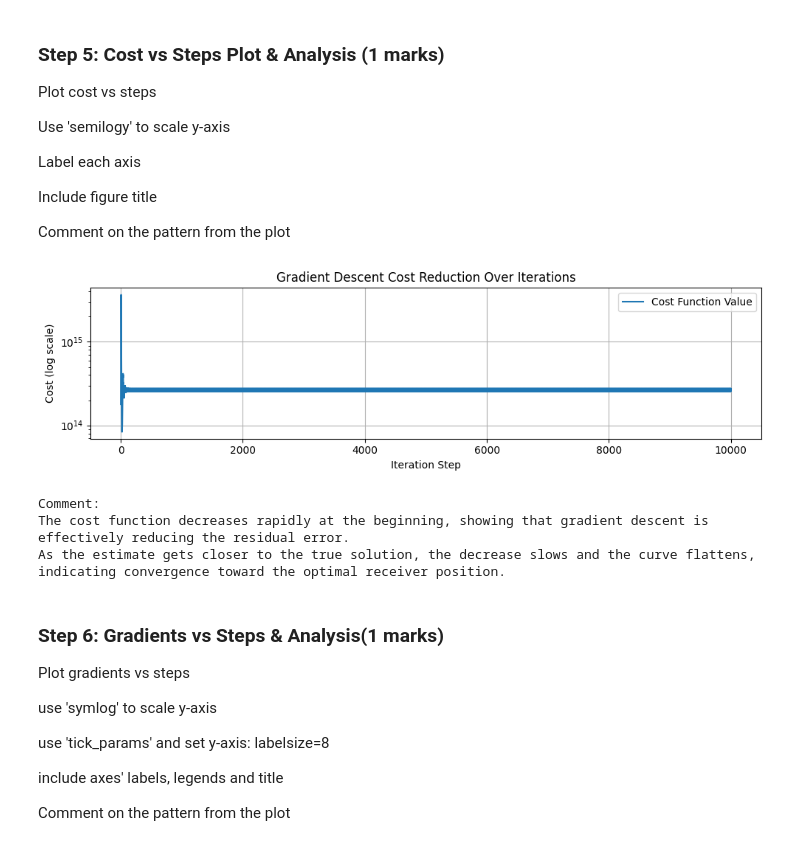
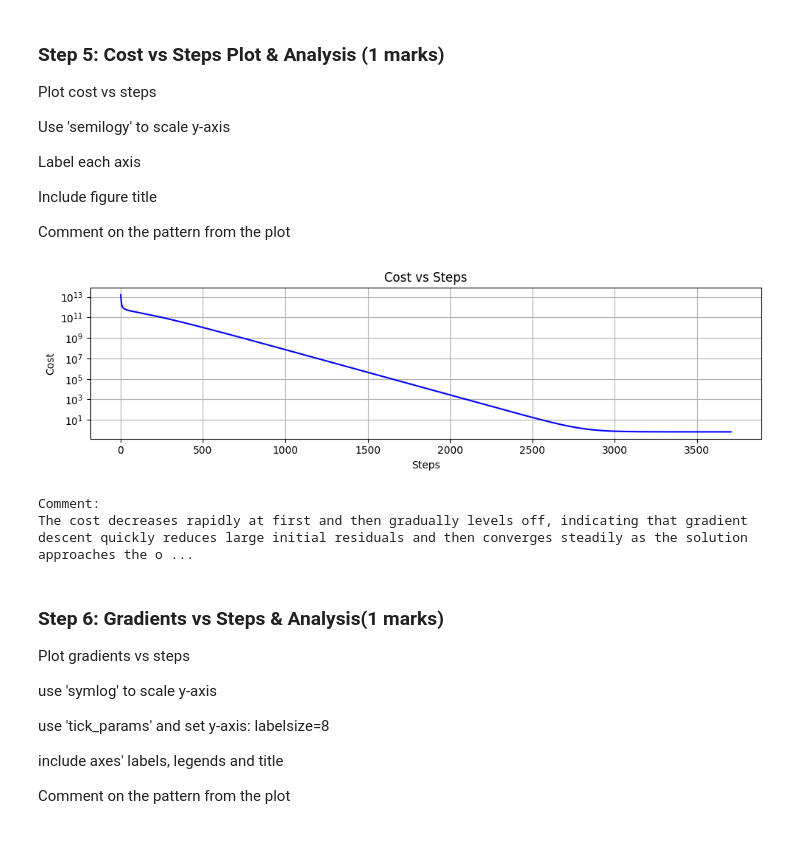
Before and after one commit to AngelicaCasibua/ENGG680_2025_Fall, a Jupyter notebook: Lab_Assignment2/Assignment2_Upload.ipynb, the cells around one changed output. Cells and saved outputs as stored; diff of their text form; code cells hidden in the pictures.

```diff
--- a/Lab_Assignment2/Assignment2_Upload.ipynb
+++ b/Lab_Assignment2/Assignment2_Upload.ipynb
@@ -524,3 +492,11 @@ def cost_function(rec_pos, cdT, sat_pos, pseudorange):
+# %%
+def cost_function(rec_pos, cdT, sat_pos, pseudorange):
+
+    distance  = euclidean_norm(rec_pos, sat_pos)   # (N,)
+    predicted = distance - cdT                     # (N,)
+    residuals = pseudorange - predicted            # (N,)
+    L = (1/n) * np.sum(residuals ** 2)
+    return L
 # %% [markdown]
 ### Step 2: Define the Gradient Computation Function (1 marks)
 
@@ -648,0 +602,13 @@ Final gradient: [ 7.33346447e+06  2.01747337e+07 -3.40946836e+07  1.04702035e+08
+# %%
+optimized_params, arr_cost, arr_grad, arr_err = gradient_descent(pseudorange, sat_pos)
+final_position_errors = arr_err[-1]
+final_cost = arr_cost[-1]
+final_gradient = arr_grad[-1]
+
+# print the mentioned metrics
+print("Optimized Parameters:", optimized_params)
+print("Final Position Errors (Vector):", final_position_errors)
+print("Final Position Errors (Norm):", np.round(np.linalg.norm(np.array(final_position_errors)),6))
+print("Steps Taken:", steps_count)
+print("Final Cost:", arr_cost[-1])
+print("Final Gradient:", arr_grad[-1])
@@ -658,31 +634,24 @@ Include figure title
 
 Comment on the pattern from the plot
 # %%
-# Convert to numpy (optional safeguard)
-arr_cost = np.array(arr_cost, dtype=float)
-
-fig , ax = plt.subplots(nrows=1,ncols=1, figsize=(10,3))
-
-# Plot using semilogy (0.5 marks)
-ax.semilogy(arr_cost, label='Cost Function Value')
-
-ax.set_xlabel('Iteration Step')
-ax.set_ylabel('Cost (log scale)')
-ax.set_title('Gradient Descent Cost Reduction Over Iterations')
-ax.legend()
+fig, ax = plt.subplots(nrows=1, ncols=1, figsize=(10, 3))
+ax.semilogy(arr_cost, linestyle= '-', color='b')
+ax.set_xlabel("Steps")
+ax.set_ylabel("Cost")
+ax.set_title("Cost vs Steps")
 ax.grid(True)
 fig.tight_layout()
 plt.show()
 
 # Comment on the pattern (0.5 marks)
+# The cost decreases rapidly at first and then gradually levels off, indicating that gradient descent quickly reduces large initial residuals and then converges steadily as the solution approaches the optimal receiver position.
+
 print("Comment:")
-print("The cost function decreases rapidly at the beginning, showing that gradient descent is effectively reducing the residual error.")
-print("As the estimate gets closer to the true solution, the decrease slows and the curve flattens, indicating convergence toward the optimal receiver position.")
+print("The cost decreases rapidly at first and then gradually levels off, indicating that gradient descent quickly reduces large initial residuals and then converges steadily as the solution approaches the optimal receiver position.")
 # %% [output]
-[figure, old version]
+[figure, new version]
 Comment:
-The cost function decreases rapidly at the beginning, showing that gradient descent is effectively reducing the residual error.
-As the estimate gets closer to the true solution, the decrease slows and the curve flattens, indicating convergence toward the optimal receiver position.
+The cost decreases rapidly at first and then gradually levels off, indicating that gradient descent quickly reduces large initial residuals and then converges steadily as the solution approaches the o ...
 # %% [markdown]
 ### Step 6: Gradients vs Steps & Analysis(1 marks)
 Plot gradients vs steps
```
Also changed, not shown: parts of 64 cells of this notebook.
